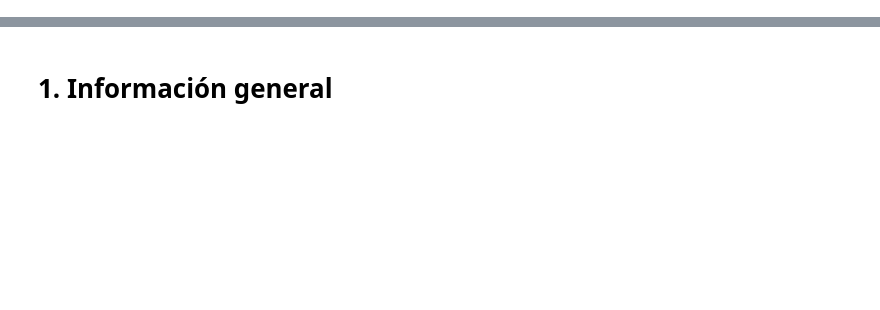
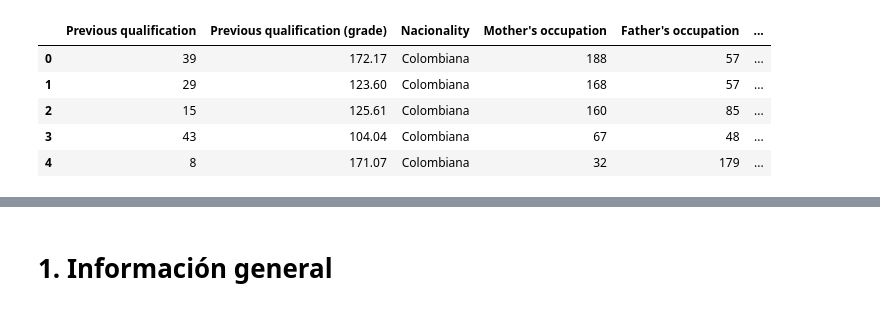
Before and after one commit to Miniicow/student-dropout-prediction, a Jupyter notebook: EDA.ipynb, the cells around one changed output, grey strips where cells are left out. Saved outputs shown, nothing was run; the diff lists cells and outputs as text; code cells hidden in the pictures; blank space fills up the shorter version.

```diff
--- a/EDA.ipynb
+++ b/EDA.ipynb
@@ -22,2 +192,11 @@ import seaborn as sns
+# %%
+df.head(5)
+# %% [output]
+|  | Previous qualification | Previous qualification (grade) | Nacionality | Mother's occupation | Father's occupation | ... |
+| 0 | 39 | 172.17 | Colombiana | 188 | 57 | ... |
+| 1 | 29 | 123.60 | Colombiana | 168 | 57 | ... |
+| 2 | 15 | 125.61 | Colombiana | 160 | 85 | ... |
+| 3 | 43 | 104.04 | Colombiana | 67 | 48 | ... |
+| 4 | 8 | 171.07 | Colombiana | 32 | 179 | ... |
 # %%
 # Carga de datos
```
Also changed, not shown: parts of 7 cells of this notebook, 1 other file.
